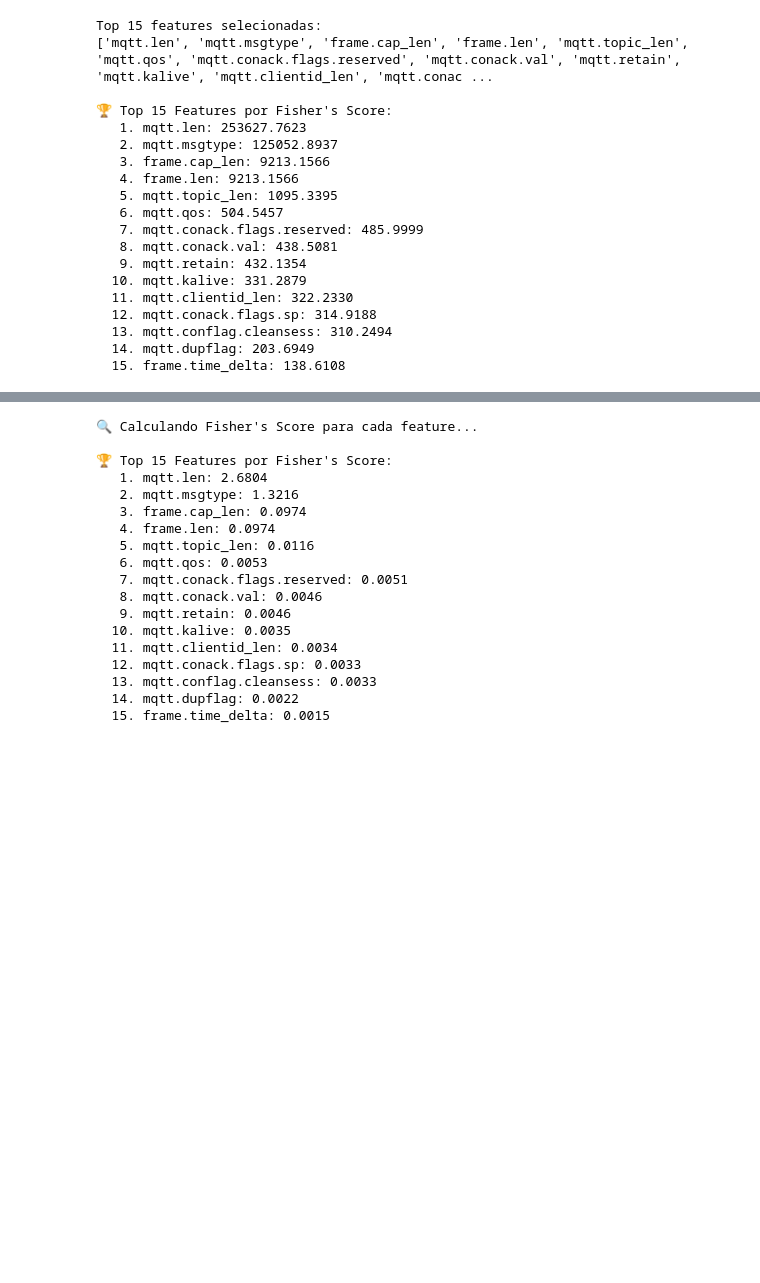
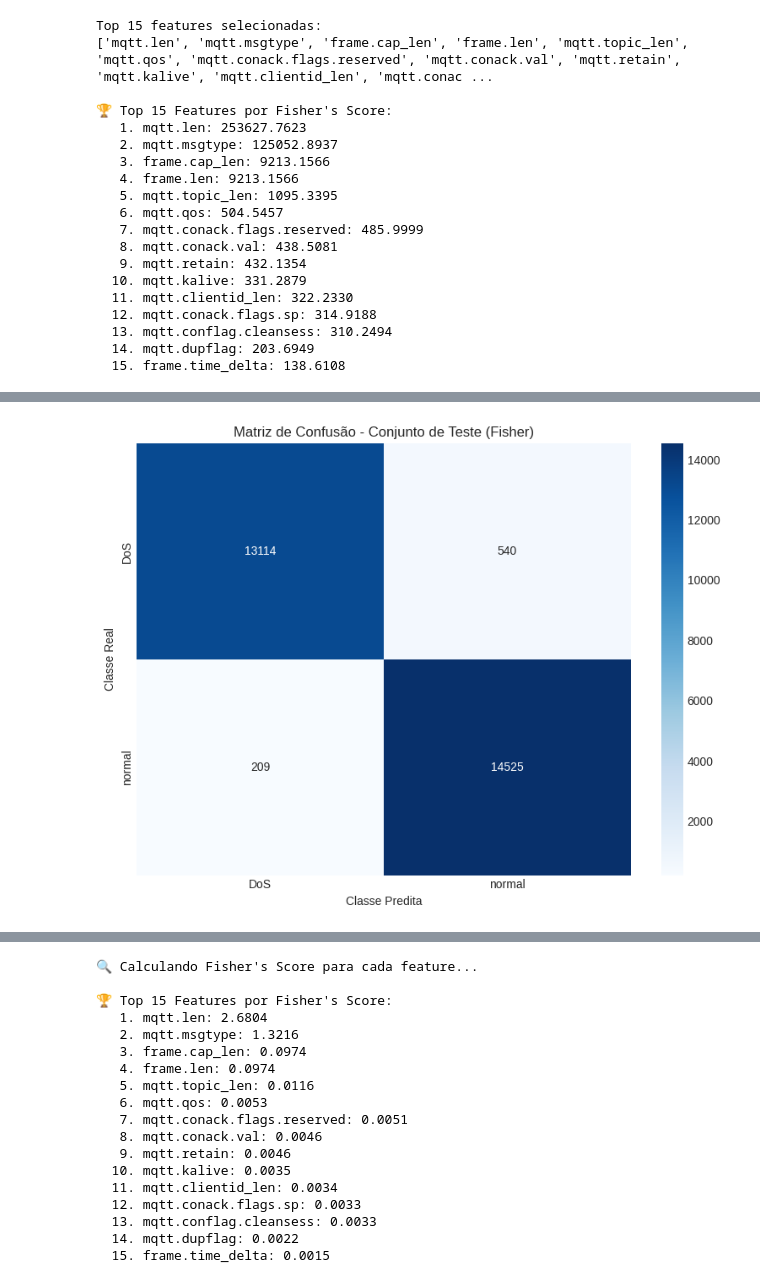
Before and after one commit to William-SWS/mqtt_under_attack, a Jupyter notebook: notebooks/model_training.ipynb, the cells around one changed output, grey strips where cells are left out. Drawn from its saved outputs; the diff is of its cells as text; code cells hidden in the pictures; blank space fills up the shorter version.

```diff
--- a/notebooks/model_training.ipynb
+++ b/notebooks/model_training.ipynb
@@ -479,0 +521,93 @@ Top 15 features selecionadas:
+# %%
+# ========== REFATORADO: ALINHADO COM A CÉLULA 16 ==========
+print("🔍 INVESTIGAÇÃO: Treino vs Teste (Fisher - célula 16)")
+print("=" * 60)
+
+# Features de referência da célula 16
+features_fisher_ref = fisher_features_cell16 if 'fisher_features_cell16' in globals() else selected_features
+
+# Garantir que treino/teste usem exatamente as mesmas features
+X_train_eval = X_train_fisher[features_fisher_ref] if 'X_train_fisher' in globals() else X_train[features_fisher_ref]
+X_test_eval = X_test_fisher[features_fisher_ref] if 'X_test_fisher' in globals() else X_test[features_fisher_ref]
+
+# Predições corretas do modelo Fisher
+y_pred_train = rf_fisher.predict(X_train_eval)
+y_pred_fisher = rf_fisher.predict(X_test_eval)
+
+print("📊 TREINO:")
+print(f"  Accuracy: {accuracy_score(y_train, y_pred_train):.4f}")
+print(f"  Precision (macro): {precision_score(y_train, y_pred_train, average='macro'):.4f}")
+print(f"  Precision (micro): {precision_score(y_train, y_pred_train, average='micro'):.4f}")
+print(f"  Recall (macro): {recall_score(y_train, y_pred_train, average='macro'):.4f}")
+print(f"  F1 (macro): {f1_score(y_train, y_pred_train, average='macro'):.4f}")
+
+print("\n📊 TESTE:")
+print(f"  Accuracy: {accuracy_score(y_test, y_pred_fisher):.4f}")
+print(f"  Precision (macro): {precision_score(y_test, y_pred_fisher, average='macro'):.4f}")
+print(f"  Recall (macro): {recall_score(y_test, y_pred_fisher, average='macro'):.4f}")
+print(f"  F1 (macro): {f1_score(y_test, y_pred_fisher, average='macro'):.4f}")
+
+# ========== MATRIZ DE CONFUSÃO ==========
+print("\n" + "=" * 60)
+print("🔍 INVESTIGAÇÃO: Matriz de Confusão")
+print("=" * 60)
+
+cm = confusion_matrix(y_test, y_pred_fisher)
+print("\nMatriz de Confusão (Teste):")
+print(cm)
+print("\nClasses:", le.classes_)
+
+fig, ax = plt.subplots(figsize=(8, 6))
+sns.heatmap(cm, annot=True, fmt='d', cmap='Blues',
+            xticklabels=le.classes_, yticklabels=le.classes_, ax=ax)
+ax.set_title('Matriz de Confusão - Conjunto de Teste (Fisher)')
+ax.set_ylabel('Classe Real')
+ax.set_xlabel('Classe Predita')
+plt.tight_layout()
+plt.show()
+
+# ========== DETALHES POR CLASSE ==========
+print("\n" + "=" * 60)
+print("🔍 INVESTIGAÇÃO: Detalhes por Classe")
+print("=" * 60)
+
+print("\nTaxas de Erro por Classe:")
+for i, class_name in enumerate(le.classes_):
+    total = cm[i].sum()
+    correct = cm[i, i]
+    error_rate = 1 - (correct / total) if total > 0 else 0.0
+    print(f"  {class_name}: Erro = {error_rate*100:.2f}% ({total - correct}/{total} erros)")
+
+# ========== CROSS-VALIDATION ==========
+print("\n" + "=" * 60)
+print("🔍 INVESTIGAÇÃO: Cross-Validation (5-fold)")
+print("=" * 60)
+
+rf_cv = RandomForestClassifier(n_estimators=100, max_depth=15, random_state=42, n_jobs=-1)
+cv_results = cross_validate(
+    rf_cv, X_train_eval, y_train, cv=5,
+    scoring=['accuracy', 'precision_macro', 'recall_macro', 'f1_macro']
+)
+
+print("\nCross-Validation Scores (5-fold):")
+for metric in ['accuracy', 'precision_macro', 'recall_macro', 'f1_macro']:
+    scores = cv_results[f'test_{metric}']
+    print(f"  {metric:20s}: {scores.mean():.4f} ± {scores.std():.4f}")
+    print(f"    Fold scores: {[f'{s:.4f}' for s in scores]}")
+
+# ========== FEATURES 'GAP' + IMPORTÂNCIA ==========
+print("\n" + "=" * 60)
+print("🔍 INVESTIGAÇÃO: Features 'GAP' - Fisher")
+print("=" * 60)
+
+gap_features = [f for f in features_fisher_ref if 'gap' in f.lower()]
+print(f"\nFeatures de 'gap' selecionadas: {gap_features}")
+
+feature_importance_fisher = pd.DataFrame({
+    'feature': features_fisher_ref,
+    'importance': rf_fisher.feature_importances_
+}).sort_values('importance', ascending=False)
+
+print("\nImportância das Features Selecionadas:")
+print(feature_importance_fisher.head(10).to_string(index=False))
+# %% [output]
@@ -479,0 +631 @@ Top 15 features selecionadas:
+[figure, added]
```
Also changed, not shown: parts of 14 cells of this notebook.
